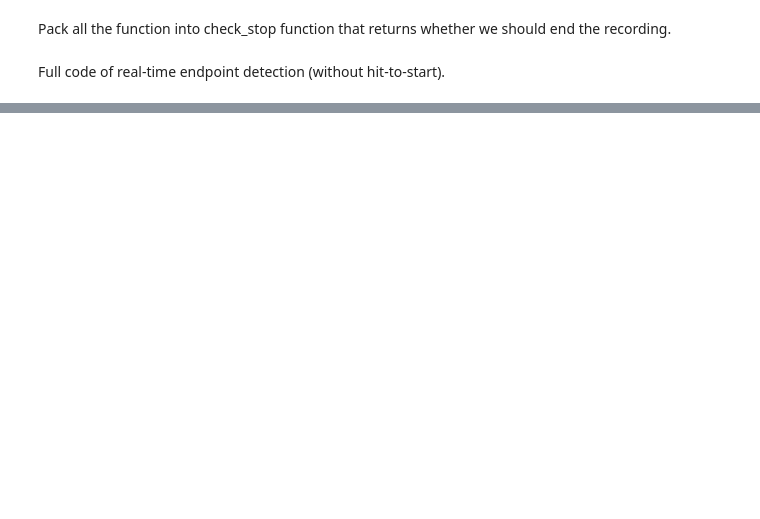
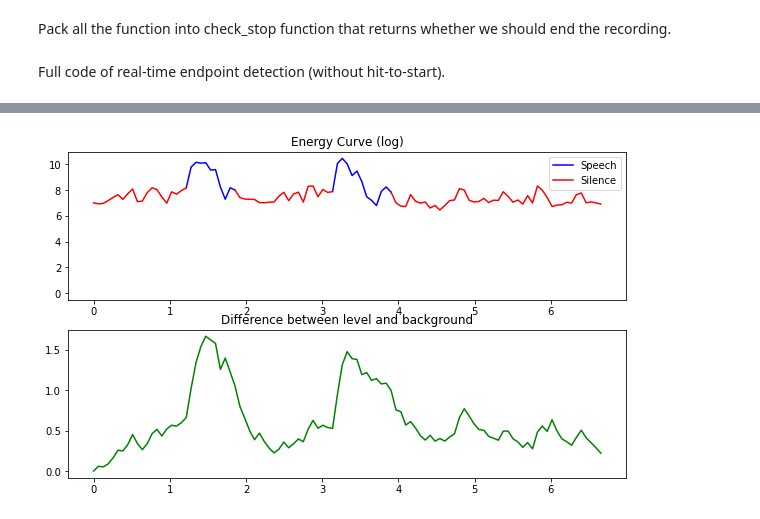
Before and after one commit to XiangrongDanielZhu/CS304_GroupProj1, a Jupyter notebook: Report.ipynb, the cells around one changed output, grey strips where cells are left out. Cells and saved outputs as stored; diff of their text form; code cells hidden in the pictures; blank space fills up the shorter version.

```diff
--- a/Report.ipynb
+++ b/Report.ipynb
@@ -318,7 +318,7 @@ def endpoint(data,forget_factor, adjustment, threshold):
 
     return IsSpeech, det
 
-def check_stop(stop_count, frame_data,frame_len):
+def check_stop(frame_data,frame_len):
     en, en_log = energy(frame_data,frame_len)
     IsSpeech, det = endpoint(en,forget_factor = 2, adjustment = 0.05, threshold= 5.4*10**6)
 #   IsSpeech, det = endpoint(en_log, forget_factor=3, adjustment=0.05, threshold=0.36)
@@ -405,0 +464,32 @@ file.close()
+# %%
+def plot_energh_diff(data,forget_factor, adjustment, threshold):
+    Speech = []
+    Silence = []
+
+    IsSpeech, det = endpoint(data, forget_factor, adjustment, threshold)
+    for i in range(len(data)):
+        Speech.append(IsSpeech[i]*data[i])
+        Silence.append((1-IsSpeech[i])*data[i])
+
+
+    Speech, Silence = remove_zero(Speech, Silence)
+    plt.figure(figsize=(10, 6))
+    plt.subplot(211)
+    plt.title("Energy Curve (log)")
+    plt.plot(index, Speech, color = 'blue')
+    plt.plot(index, Silence, color = 'red')
+    plt.legend(["Speech", "Silence"])
+
+    plt.subplot(212)
+    plt.title("Difference between level and background")
+    plt.plot(index, det, color = 'green')
+    plt.savefig("diff.png")
+    plt.show()
+# %%
+forget = 3
+adjust = 0.05
+thold = 0.8
+
+plot_energh_diff(energy_log,forget_factor=forget, adjustment=adjust, threshold=thold)
+# %% [output]
+[figure, added]
```
Also changed, not shown: parts of 12 cells of this notebook.
